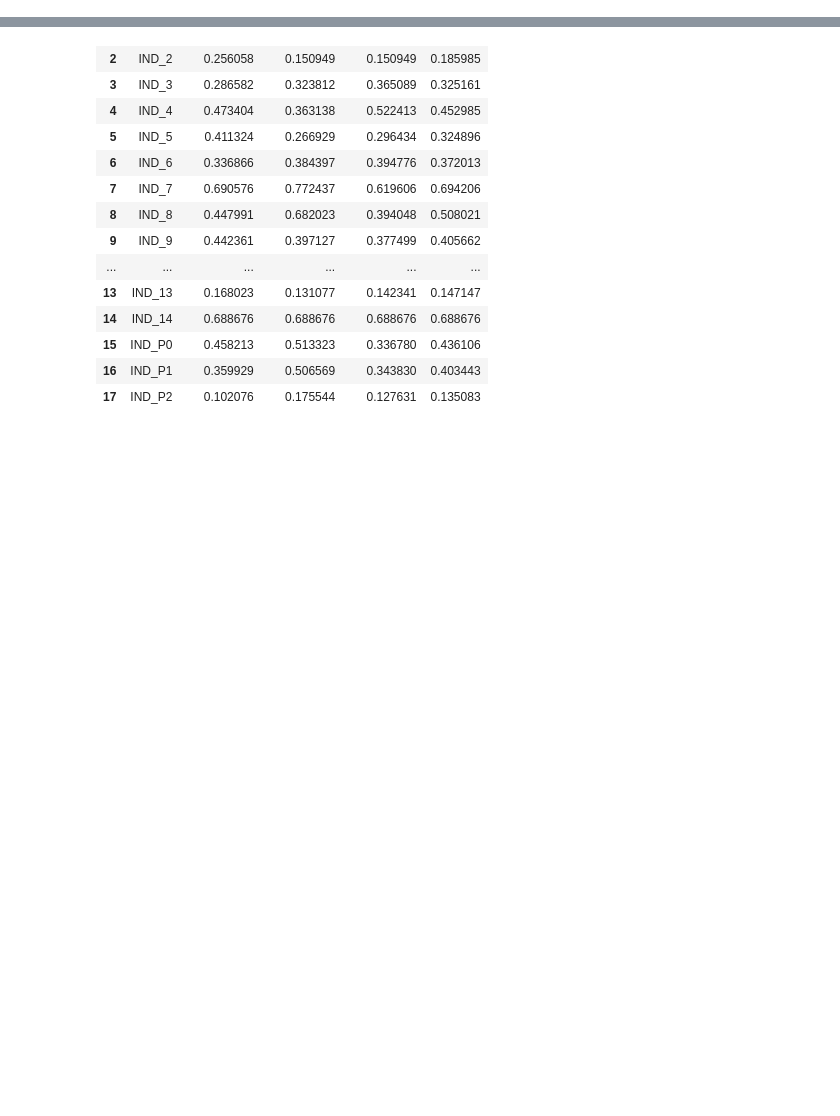
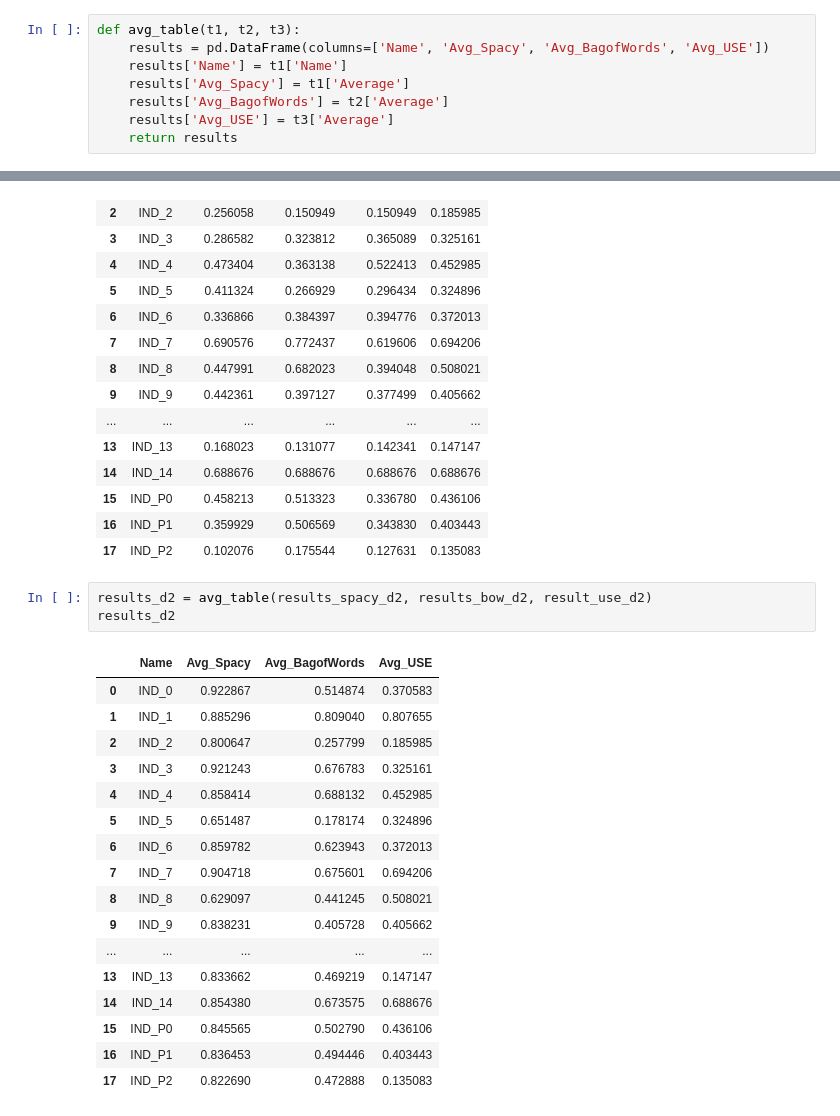
Before and after one commit to frumgiu/SentencesSimilarity, a Jupyter notebook: IndoorDatasets.ipynb, the cells around one changed output, grey strips where cells are left out. Drawn from its saved outputs; the diff is of its cells as text; blank space fills up the shorter version.

```diff
--- a/IndoorDatasets.ipynb
+++ b/IndoorDatasets.ipynb
@@ -77,6 +79,14 @@ def measure_nearest_neighbors(t, k=3):
     results.append({"expected_answer": expected_answer, "nearest_neighbors": nearest_neighbors})
 
   return results
+# %%
+def avg_table(t1, t2, t3):
+    results = pd.DataFrame(columns=['Name', 'Avg_Spacy', 'Avg_BagofWords', 'Avg_USE'])
+    results['Name'] = t1['Name']
+    results['Avg_Spacy'] = t1['Average']
+    results['Avg_BagofWords'] = t2['Average']
+    results['Avg_USE'] = t3['Average']
+    return results
 # %% [markdown]
 ### With distance measures
 # %%
@@ -168,3 +206,24 @@ result_use_d2
 | 15 | IND_P0 | 0.458213 | 0.513323 | 0.336780 | 0.436106 |
 | 16 | IND_P1 | 0.359929 | 0.506569 | 0.343830 | 0.403443 |
 | 17 | IND_P2 | 0.102076 | 0.175544 | 0.127631 | 0.135083 |
+# %%
+results_d2 = avg_table(results_spacy_d2, results_bow_d2, result_use_d2)
+results_d2
+# %% [output]
+|  | Name | Avg_Spacy | Avg_BagofWords | Avg_USE |
+| 0 | IND_0 | 0.922867 | 0.514874 | 0.370583 |
+| 1 | IND_1 | 0.885296 | 0.809040 | 0.807655 |
+| 2 | IND_2 | 0.800647 | 0.257799 | 0.185985 |
+| 3 | IND_3 | 0.921243 | 0.676783 | 0.325161 |
+| 4 | IND_4 | 0.858414 | 0.688132 | 0.452985 |
+| 5 | IND_5 | 0.651487 | 0.178174 | 0.324896 |
+| 6 | IND_6 | 0.859782 | 0.623943 | 0.372013 |
+| 7 | IND_7 | 0.904718 | 0.675601 | 0.694206 |
+| 8 | IND_8 | 0.629097 | 0.441245 | 0.508021 |
+| 9 | IND_9 | 0.838231 | 0.405728 | 0.405662 |
+| ... | ... | ... | ... | ... |
+| 13 | IND_13 | 0.833662 | 0.469219 | 0.147147 |
+| 14 | IND_14 | 0.854380 | 0.673575 | 0.688676 |
+| 15 | IND_P0 | 0.845565 | 0.502790 | 0.436106 |
+| 16 | IND_P1 | 0.836453 | 0.494446 | 0.403443 |
+| 17 | IND_P2 | 0.822690 | 0.472888 | 0.135083 |
```
Also changed, not shown: parts of 5 cells of this notebook, 1 other file.
